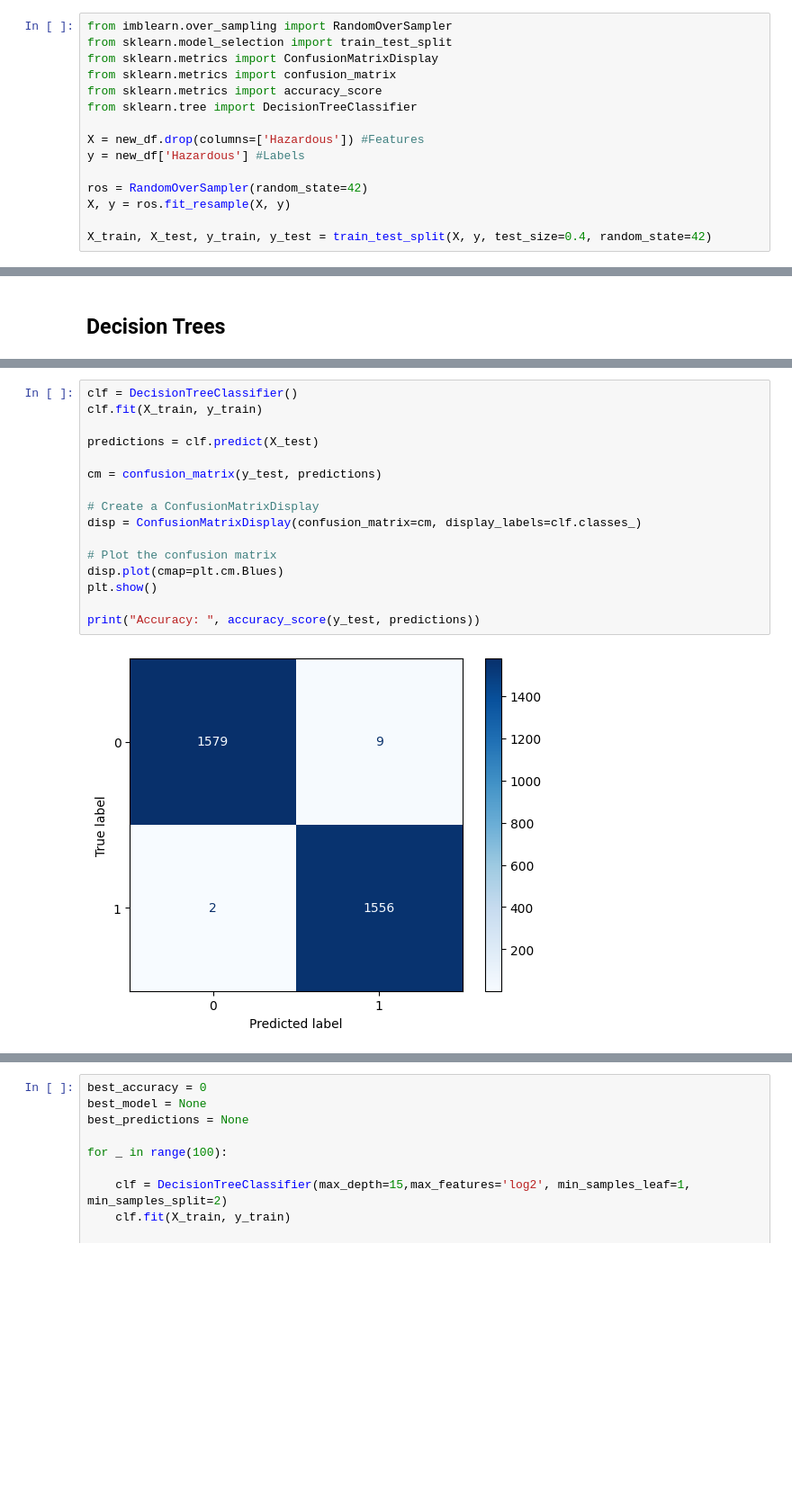
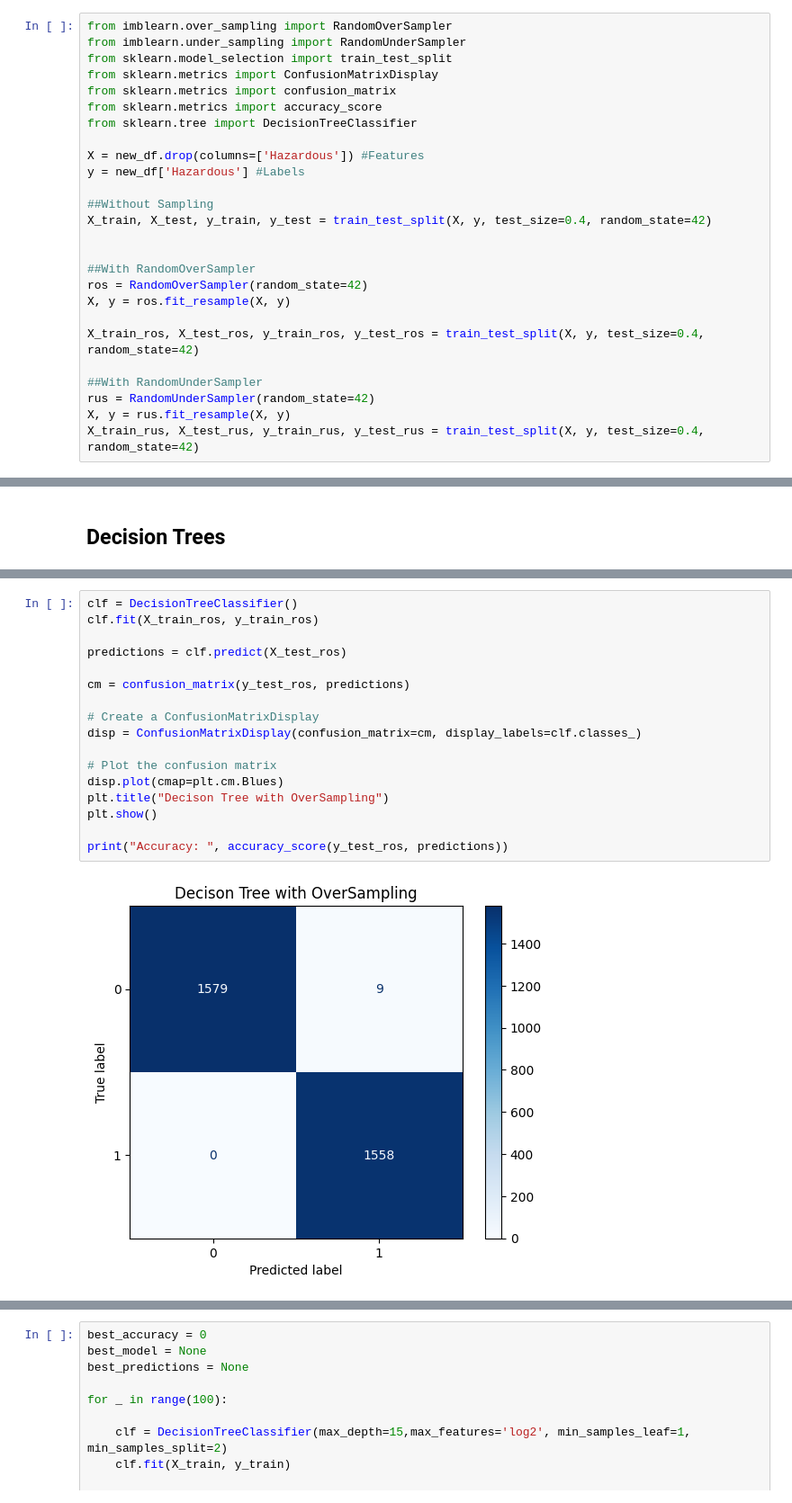
Before and after one commit to Monsterdied/AI, a Jupyter notebook: proj2/Nasa_Asteroids.ipynb, the cells around one changed output, grey strips where cells are left out. Shown at 90% size. Drawn from its saved outputs; the diff is of its cells as text; blank space fills up the shorter version.

Commit message:
under vs over

```diff
--- a/proj2/Nasa_Asteroids.ipynb
+++ b/proj2/Nasa_Asteroids.ipynb
@@ -413,5 +416,6 @@ Before we start the training, we need to split the data into training and testin
 # %%
 from imblearn.over_sampling import RandomOverSampler
+from imblearn.under_sampling import RandomUnderSampler
 from sklearn.model_selection import train_test_split
 from sklearn.metrics import ConfusionMatrixDisplay
 from sklearn.metrics import confusion_matrix
@@ -421,8 +425,18 @@ from sklearn.tree import DecisionTreeClassifier
 X = new_df.drop(columns=['Hazardous']) #Features
 y = new_df['Hazardous'] #Labels
 
+##Without Sampling
+X_train, X_test, y_train, y_test = train_test_split(X, y, test_size=0.4, random_state=42)
+
+
+##With RandomOverSampler
 ros = RandomOverSampler(random_state=42)
 X, y = ros.fit_resample(X, y)
 
-X_train, X_test, y_train, y_test = train_test_split(X, y, test_size=0.4, random_state=42)
+X_train_ros, X_test_ros, y_train_ros, y_test_ros = train_test_split(X, y, test_size=0.4, random_state=42)
+
+##With RandomUnderSampler
+rus = RandomUnderSampler(random_state=42)
+X, y = rus.fit_resample(X, y)
+X_train_rus, X_test_rus, y_train_rus, y_test_rus = train_test_split(X, y, test_size=0.4, random_state=42)
 # %% [markdown]
@@ -445,18 +464,19 @@ A Decision Tree is a supervised machine learning algorithm that can be used for
 # %%
 clf = DecisionTreeClassifier()
-clf.fit(X_train, y_train)
+clf.fit(X_train_ros, y_train_ros)
 
-predictions = clf.predict(X_test)
+predictions = clf.predict(X_test_ros)
 
-cm = confusion_matrix(y_test, predictions)
+cm = confusion_matrix(y_test_ros, predictions)
 
 # Create a ConfusionMatrixDisplay
 disp = ConfusionMatrixDisplay(confusion_matrix=cm, display_labels=clf.classes_)
 
 # Plot the confusion matrix
 disp.plot(cmap=plt.cm.Blues)
+plt.title("Decison Tree with OverSampling")
 plt.show()
 
-print("Accuracy: ", accuracy_score(y_test, predictions))
+print("Accuracy: ", accuracy_score(y_test_ros, predictions))
 # %% [output]
-[figure, old version]
+[figure, new version]
```
Also changed, not shown: parts of 13 cells of this notebook, 3 other files.
